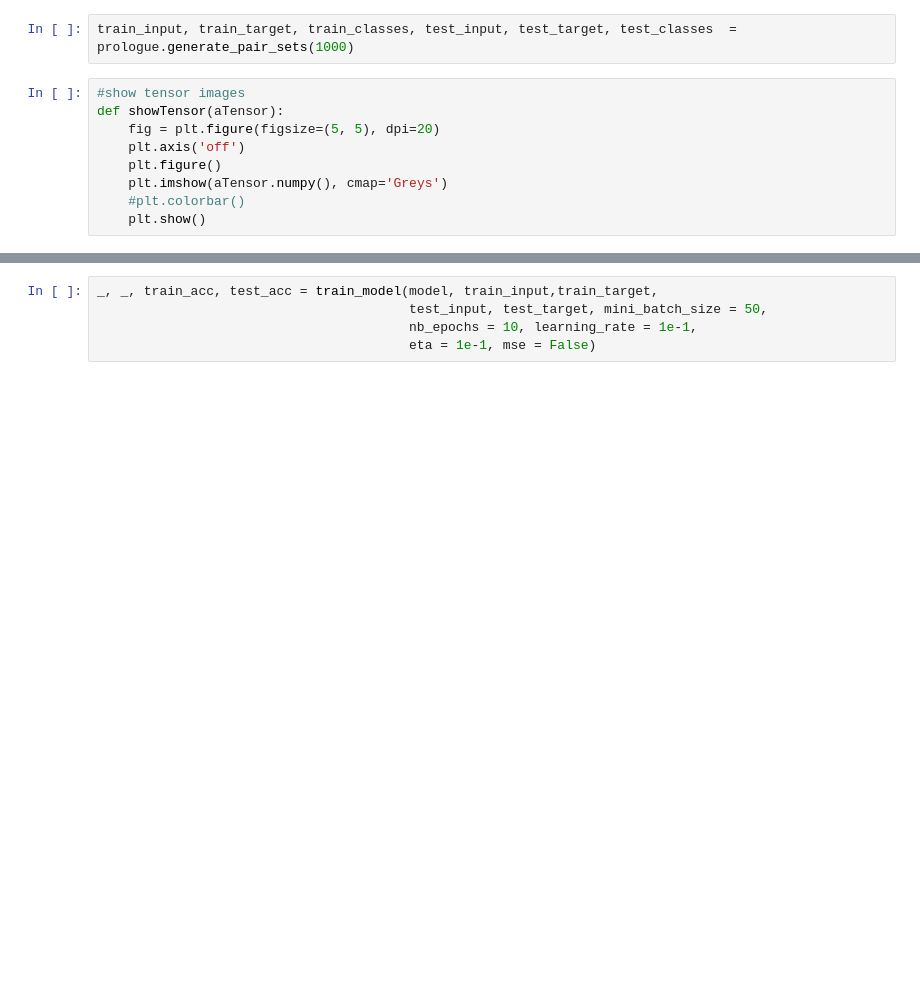
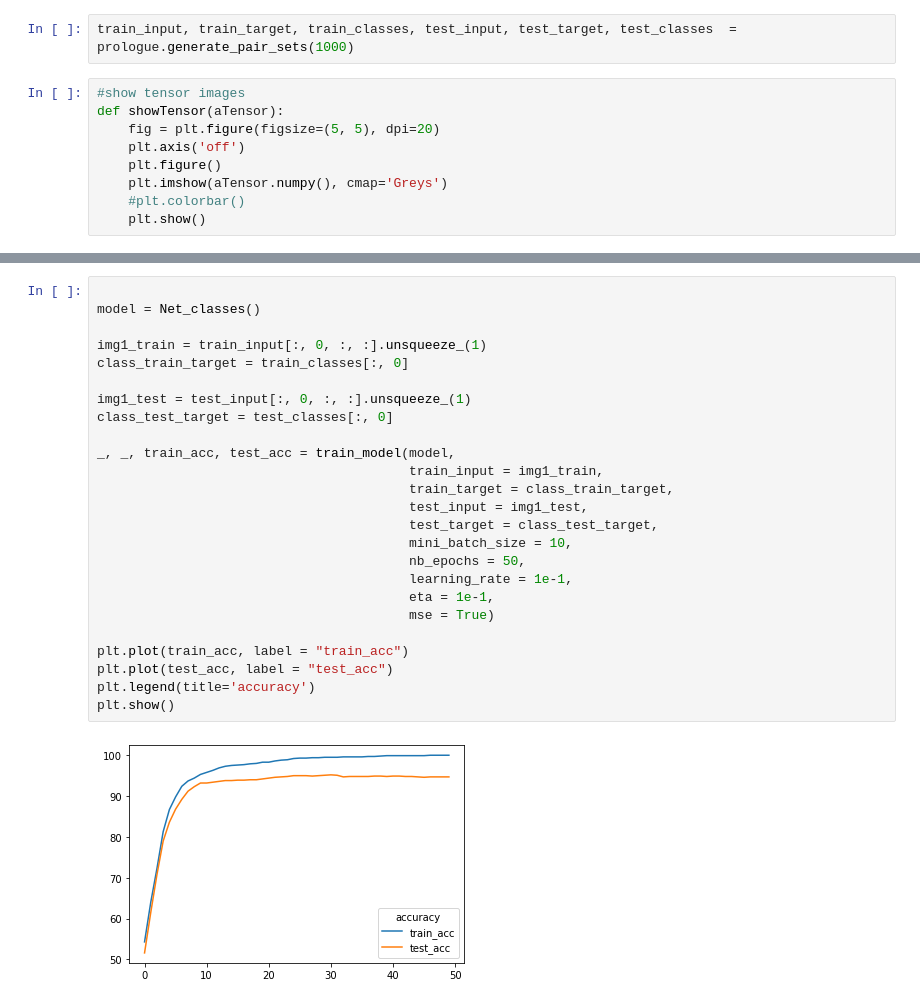
Before and after one commit to ReneDCDSL/DL_Final_Project, a Jupyter notebook: thiago/miniproject1_thiago.ipynb, the cells around one changed output, grey strips where cells are left out. Saved outputs shown, nothing was run; the diff lists cells and outputs as text; blank space fills up the shorter version.

```diff
--- a/thiago/miniproject1_thiago.ipynb
+++ b/thiago/miniproject1_thiago.ipynb
@@ -133,6 +338,28 @@ torch.Size([16])
 # %%
-_, _, train_acc, test_acc = train_model(model, train_input,train_target,
-                                        test_input, test_target, mini_batch_size = 50,
-                                        nb_epochs = 10, learning_rate = 1e-1,
-                                        eta = 1e-1, mse = False)
+
+model = Net_classes()
+
+img1_train = train_input[:, 0, :, :].unsqueeze_(1)
+class_train_target = train_classes[:, 0]
+
+img1_test = test_input[:, 0, :, :].unsqueeze_(1)
+class_test_target = test_classes[:, 0]
+
+_, _, train_acc, test_acc = train_model(model,
+                                        train_input = img1_train,
+                                        train_target = class_train_target,
+                                        test_input = img1_test,
+                                        test_target = class_test_target,
+                                        mini_batch_size = 10,
+                                        nb_epochs = 50,
+                                        learning_rate = 1e-1,
+                                        eta = 1e-1,
+                                        mse = True)
+
+plt.plot(train_acc, label = "train_acc")
+plt.plot(test_acc, label = "test_acc")
+plt.legend(title='accuracy')
+plt.show()
+# %% [output]
+[figure, added]
 # %%
```
Also changed, not shown: parts of 17 cells of this notebook.
